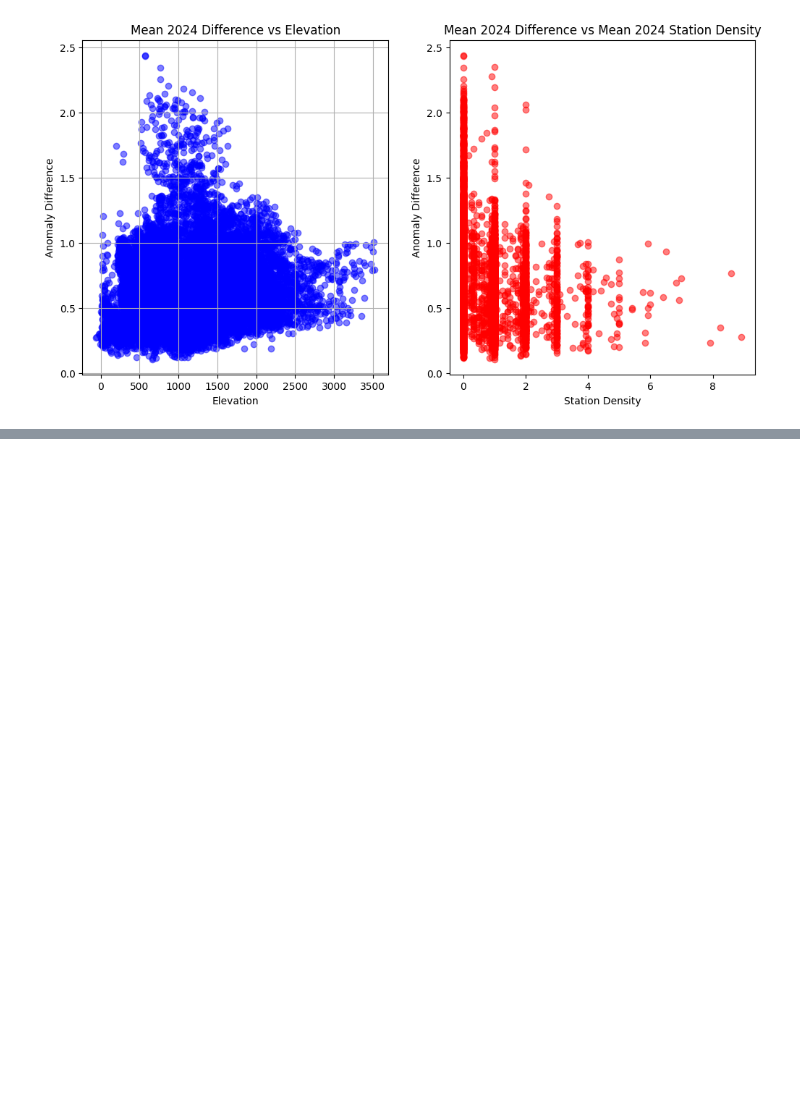
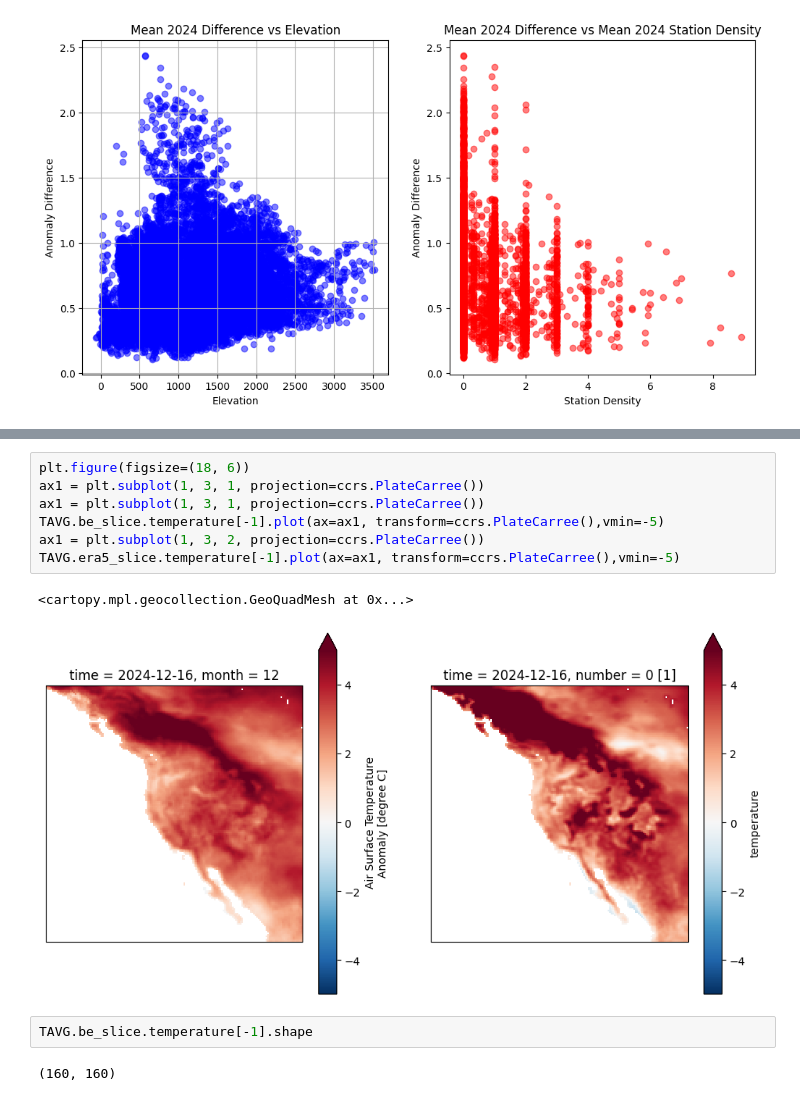
Before and after one commit to devinrand/Berkeley_Earth_vs_EAR5, a Jupyter notebook: notebooks/rocky_mountains.ipynb, the cells around one changed output, grey strips where cells are left out. Drawn from its saved outputs; the diff is of its cells as text; blank space fills up the shorter version.

```diff
--- a/notebooks/rocky_mountains.ipynb
+++ b/notebooks/rocky_mountains.ipynb
@@ -314,0 +315,14 @@ Text(0.5, 1.0, 'std of 2024 difference vs 2024 mean Station Density')
+# %%
+plt.figure(figsize=(18, 6))
+ax1 = plt.subplot(1, 3, 1, projection=ccrs.PlateCarree())
+ax1 = plt.subplot(1, 3, 1, projection=ccrs.PlateCarree())
+TAVG.be_slice.temperature[-1].plot(ax=ax1, transform=ccrs.PlateCarree(),vmin=-5)
+ax1 = plt.subplot(1, 3, 2, projection=ccrs.PlateCarree())
+TAVG.era5_slice.temperature[-1].plot(ax=ax1, transform=ccrs.PlateCarree(),vmin=-5)
+# %% [output]
+<cartopy.mpl.geocollection.GeoQuadMesh at 0x...>
+[figure, added]
+# %%
+TAVG.be_slice.temperature[-1].shape
+# %% [output]
+(160, 160)
```
Also changed, not shown: parts of 3 cells of this notebook, 5 other files.
